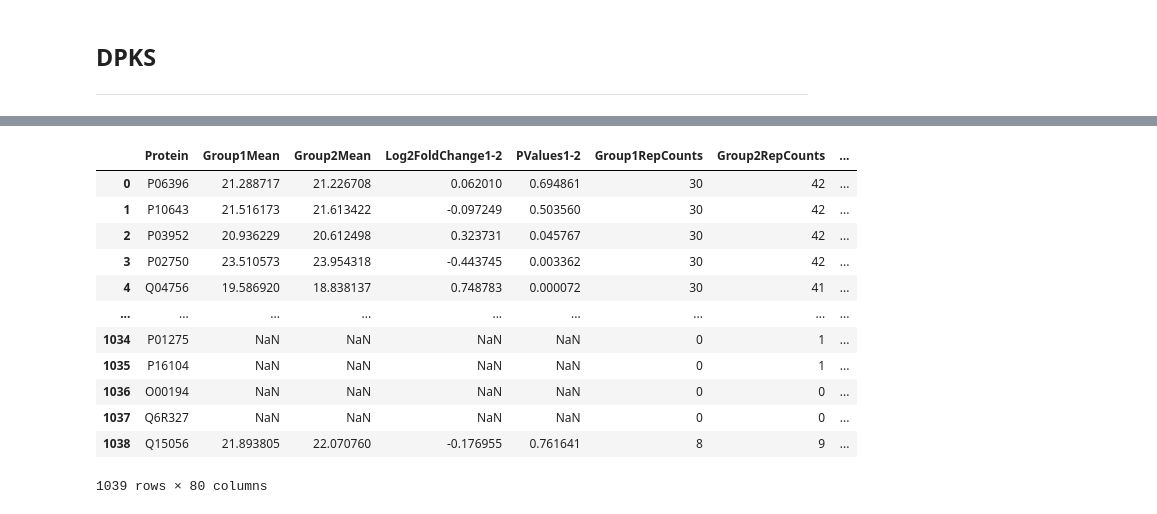
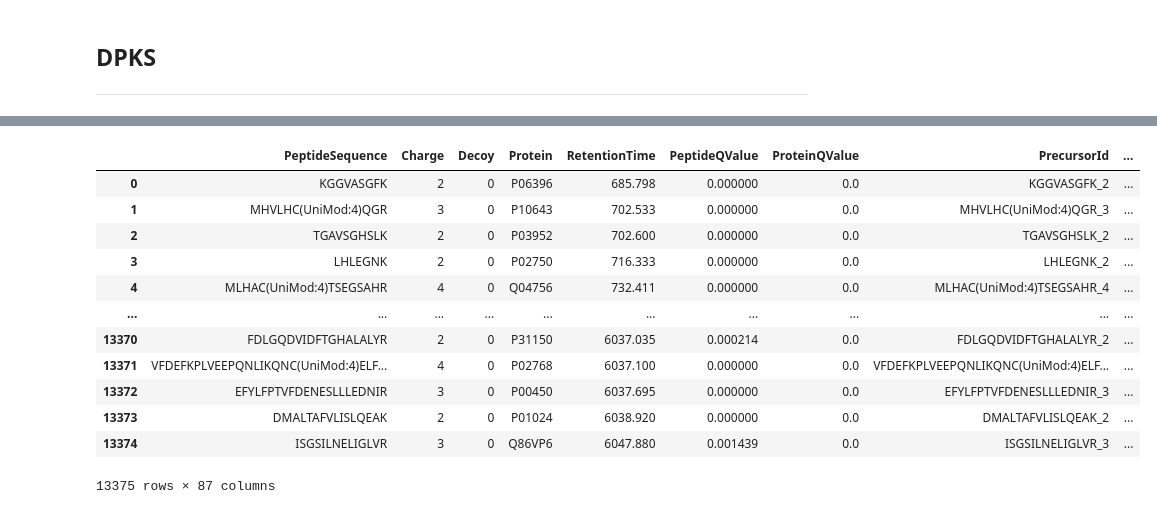
Before and after one commit to ErikHartman/sepsis-ml, a Jupyter notebook: src/general.ipynb, the cells around one changed output, grey strips where cells are left out. Cells and saved outputs as stored; diff of their text form; code cells hidden in the pictures.

```diff
--- a/src/general.ipynb
+++ b/src/general.ipynb
@@ -203,26 +259,29 @@ save_protein_list(quantified_proteins.to_df()['Protein'].values,f"{MS_DATA_PATH}
 # %%
+quant_matrix = QuantMatrix(
+    quantification_file=f"{MS_DATA_PATH}/220316_ghost_nrt_filtered.tsv",
+    design_matrix_file=f"{MS_DATA_PATH}/design_matrix_group_de_early_time_points_subtypes.tsv"
+)
 
-compare_df = quantified_proteins.compare_groups(
-    method='linregress',
-    group_a=1,
-    group_b=2,
-    min_samples_per_group = 2, # play around with this
-    level='protein',
-
-).to_df()
+compare_df = (quant_matrix.filter().normalize(method="mean", use_rt_sliding_window_filter = True)).compare_groups(
+        method='linregress',
+        group_a=1,
+        group_b=2,
+        min_samples_per_group = 2,
+        level='precursor',
+    ).to_df()
 compare_df
 # %% [output]
-|  | Protein | Group1Mean | Group2Mean | Log2FoldChange1-2 | PValues1-2 | Group1RepCounts | Group2RepCounts | ... |
-| 0 | P06396 | 21.288717 | 21.226708 | 0.062010 | 0.694861 | 30 | 42 | ... |
-| 1 | P10643 | 21.516173 | 21.613422 | -0.097249 | 0.503560 | 30 | 42 | ... |
-| 2 | P03952 | 20.936229 | 20.612498 | 0.323731 | 0.045767 | 30 | 42 | ... |
-| 3 | P02750 | 23.510573 | 23.954318 | -0.443745 | 0.003362 | 30 | 42 | ... |
-| 4 | Q04756 | 19.586920 | 18.838137 | 0.748783 | 0.000072 | 30 | 41 | ... |
-| ... | ... | ... | ... | ... | ... | ... | ... | ... |
-| 1034 | P01275 | NaN | NaN | NaN | NaN | 0 | 1 | ... |
-| 1035 | P16104 | NaN | NaN | NaN | NaN | 0 | 1 | ... |
-| 1036 | O00194 | NaN | NaN | NaN | NaN | 0 | 0 | ... |
-| 1037 | Q6R327 | NaN | NaN | NaN | NaN | 0 | 0 | ... |
-| 1038 | Q15056 | 21.893805 | 22.070760 | -0.176955 | 0.761641 | 8 | 9 | ... |
+|  | PeptideSequence | Charge | Decoy | Protein | RetentionTime | PeptideQValue | ProteinQValue | PrecursorId | ... |
+| 0 | KGGVASGFK | 2 | 0 | P06396 | 685.798 | 0.000000 | 0.0 | KGGVASGFK_2 | ... |
+| 1 | MHVLHC(UniMod:4)QGR | 3 | 0 | P10643 | 702.533 | 0.000000 | 0.0 | MHVLHC(UniMod:4)QGR_3 | ... |
+| 2 | TGAVSGHSLK | 2 | 0 | P03952 | 702.600 | 0.000000 | 0.0 | TGAVSGHSLK_2 | ... |
+| 3 | LHLEGNK | 2 | 0 | P02750 | 716.333 | 0.000000 | 0.0 | LHLEGNK_2 | ... |
+| 4 | MLHAC(UniMod:4)TSEGSAHR | 4 | 0 | Q04756 | 732.411 | 0.000000 | 0.0 | MLHAC(UniMod:4)TSEGSAHR_4 | ... |
+| ... | ... | ... | ... | ... | ... | ... | ... | ... | ... |
+| 13370 | FDLGQDVIDFTGHALALYR | 2 | 0 | P31150 | 6037.035 | 0.000214 | 0.0 | FDLGQDVIDFTGHALALYR_2 | ... |
+| 13371 | VFDEFKPLVEEPQNLIKQNC(UniMod:4)ELF... | 4 | 0 | P02768 | 6037.100 | 0.000000 | 0.0 | VFDEFKPLVEEPQNLIKQNC(UniMod:4)ELF... | ... |
+| 13372 | EFYLFPTVFDENESLLLEDNIR | 3 | 0 | P00450 | 6037.695 | 0.000000 | 0.0 | EFYLFPTVFDENESLLLEDNIR_3 | ... |
+| 13373 | DMALTAFVLISLQEAK | 2 | 0 | P01024 | 6038.920 | 0.000000 | 0.0 | DMALTAFVLISLQEAK_2 | ... |
+| 13374 | ISGSILNELIGLVR | 3 | 0 | Q86VP6 | 6047.880 | 0.001439 | 0.0 | ISGSILNELIGLVR_3 | ... |
-1039 rows × 80 columns
+13375 rows × 87 columns
 # %%
```
Also changed, not shown: parts of 25 cells of this notebook, 15 other files.
